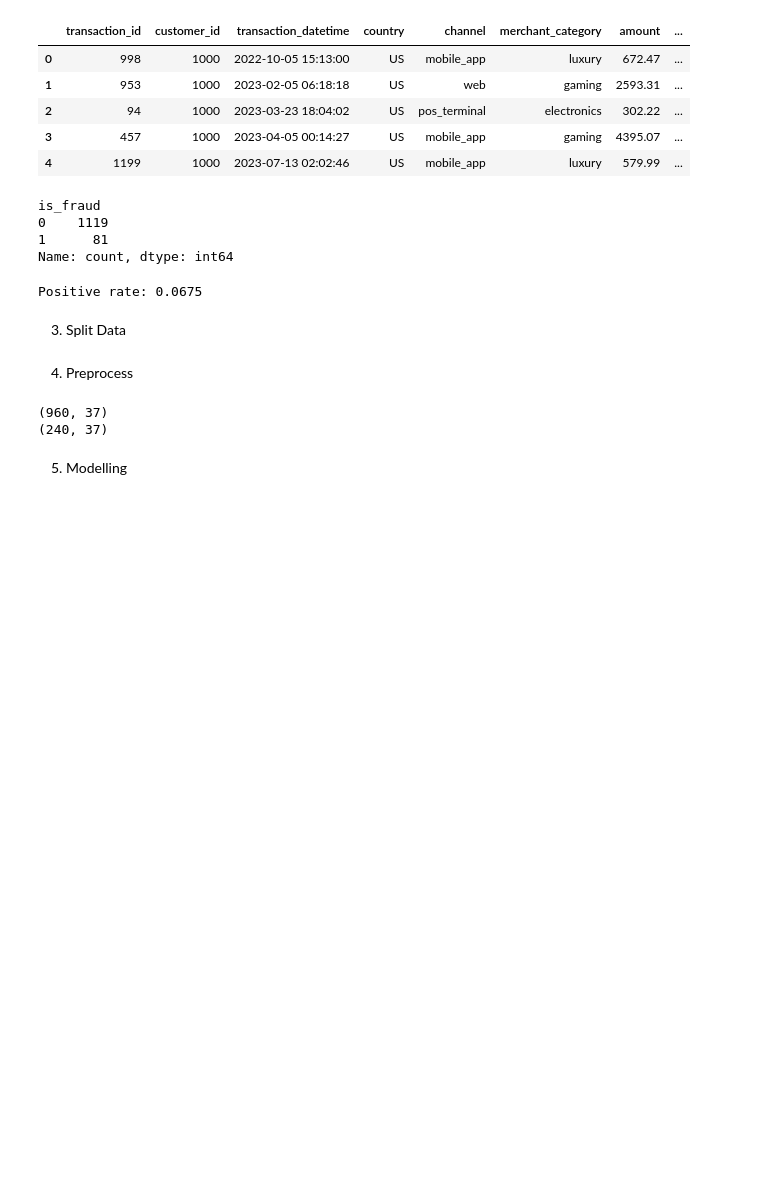
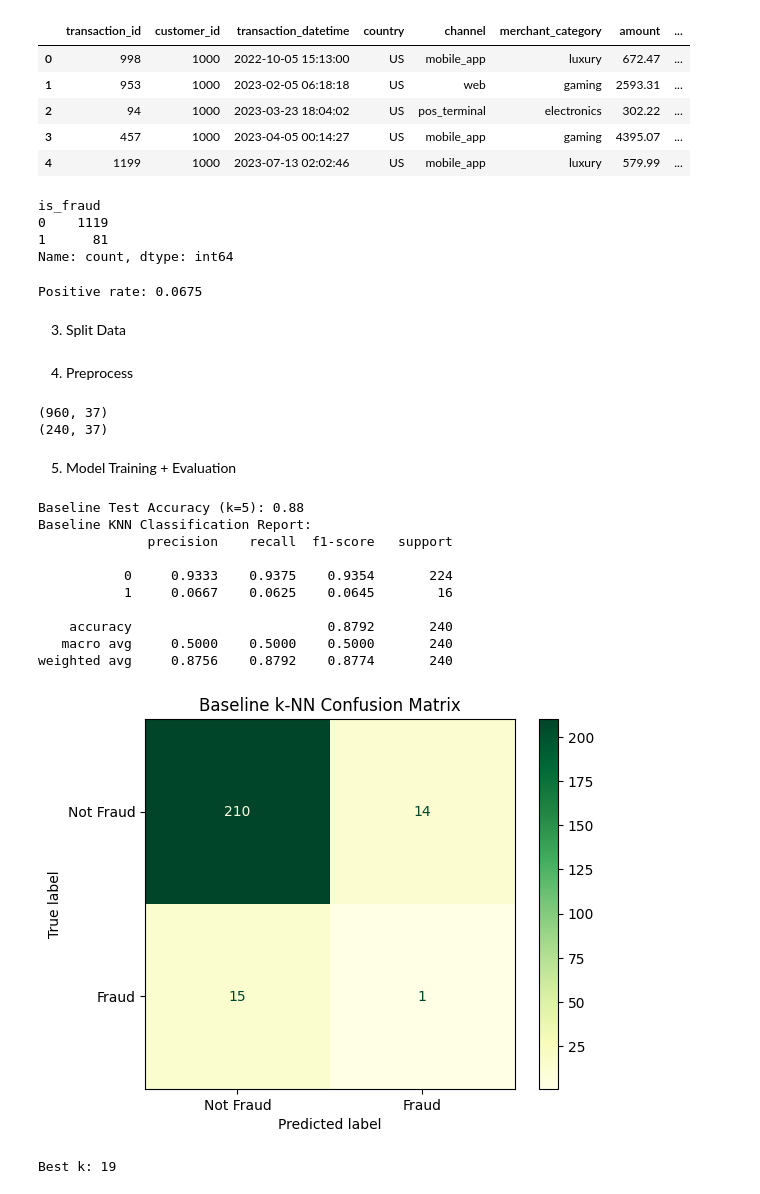
Before and after one commit to Aliff00/um-wie3007-data-mining-group14, a Jupyter notebook: notebooks/KNN.ipynb, the cells around one changed output. Cells and saved outputs as stored; diff of their text form; code cells hidden in the pictures; blank space fills up the shorter version.

Commit message:
kNN training + modelling

```diff
--- a/notebooks/KNN.ipynb
+++ b/notebooks/KNN.ipynb
@@ -104,4 +102,61 @@ print(X_test.shape)
 (960, 37)
 (240, 37)
 # %% [markdown]
-5. Modelling
+5. Model Training + Evaluation
+# %%
+# Train baseline KNN classifier
+knn = KNeighborsClassifier(n_neighbors=1)
+knn.fit(X_train, y_train)
+
+# Predict and evaluate
+y_pred = knn.predict(X_test)
+print(f"Baseline Test Accuracy (k=5): {accuracy_score(y_test, y_pred):.2f}")
+
+print("Baseline KNN Classification Report:")
+print(classification_report(y_test, y_pred, digits=4))
+
+# Confusion Matrix
+cm = confusion_matrix(y_test, y_pred)
+disp = ConfusionMatrixDisplay(cm, display_labels=["Not Fraud", "Fraud"])
+disp.plot(cmap="YlGn")
+plt.title("Baseline k-NN Confusion Matrix")
+plt.savefig(os.path.join(FIG_DIR, "kNN_baseline_confusion_matrix.png"), dpi=200)
+plt.show()
+# %% [output]
+Baseline Test Accuracy (k=5): 0.88
+Baseline KNN Classification Report:
+              precision    recall  f1-score   support
+
+           0     0.9333    0.9375    0.9354       224
+           1     0.0667    0.0625    0.0645        16
+
+    accuracy                         0.8792       240
+   macro avg     0.5000    0.5000    0.5000       240
+weighted avg     0.8756    0.8792    0.8774       240
+[figure, added]
+# %%
+# grid search for hyperparameter tuning
+param_grid = {
+    "n_neighbors": range(1, 21),
+    "weights": ["uniform", "distance"],
+    "p": [1, 2]  # Manhattan vs Euclidean
+}
+
+knn = KNeighborsClassifier()
+
+grid = GridSearchCV(
+    knn,
+    param_grid,
+    scoring="average_precision",
+    cv=5,
+    n_jobs=-1
+)
+
+# grid search
+grid.fit(X_train, y_train)
+
+print("Best k:", grid.best_params_['n_neighbors'])
+
+best_knn = grid.best_estimator_
+# %% [output]
+Best k: 19
```
Also changed, not shown: parts of 5 cells of this notebook, 4 other files.
